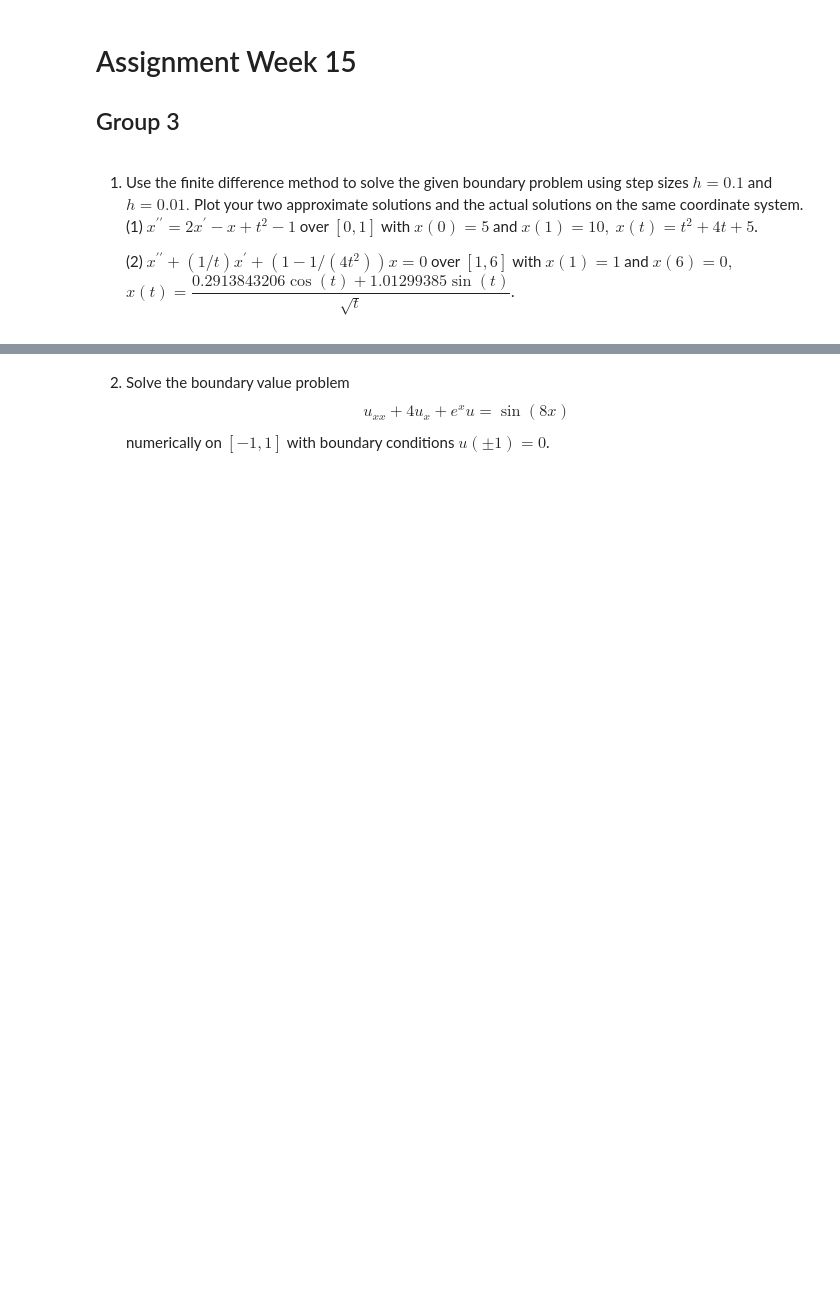
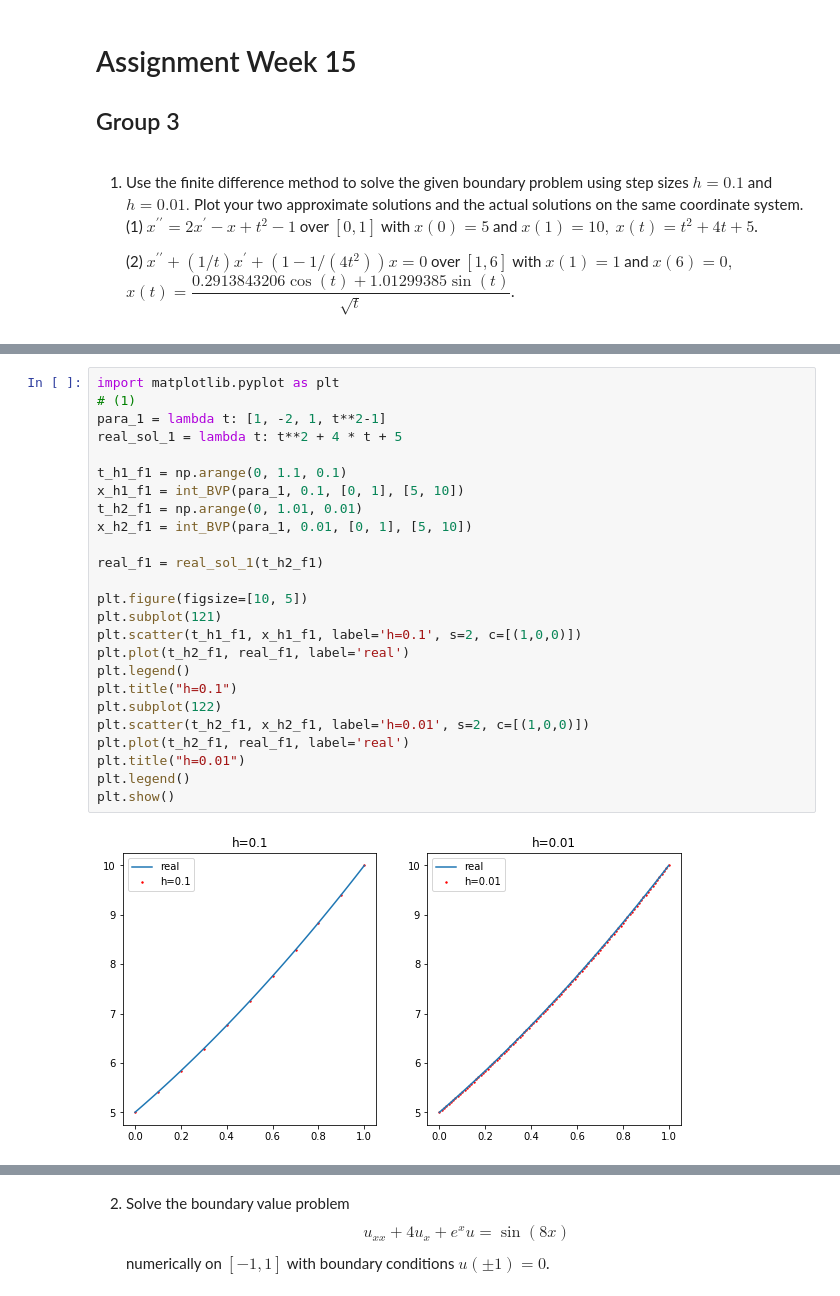
Before and after one commit to Little-old-brother-team/GroupWork, a Jupyter notebook: Week15/Week15.ipynb, the cells around one changed output, grey strips where cells are left out. Cells and saved outputs as stored; diff of their text form; blank space fills up the shorter version.

```diff
--- a/Week15/Week15.ipynb
+++ b/Week15/Week15.ipynb
@@ -9,0 +43,27 @@
+# %%
+import matplotlib.pyplot as plt
+# (1)
+para_1 = lambda t: [1, -2, 1, t**2-1]
+real_sol_1 = lambda t: t**2 + 4 * t + 5
+
+t_h1_f1 = np.arange(0, 1.1, 0.1)
+x_h1_f1 = int_BVP(para_1, 0.1, [0, 1], [5, 10])
+t_h2_f1 = np.arange(0, 1.01, 0.01)
+x_h2_f1 = int_BVP(para_1, 0.01, [0, 1], [5, 10])
+
+real_f1 = real_sol_1(t_h2_f1)
+
+plt.figure(figsize=[10, 5])
+plt.subplot(121)
+plt.scatter(t_h1_f1, x_h1_f1, label='h=0.1', s=2, c=[(1,0,0)])
+plt.plot(t_h2_f1, real_f1, label='real')
+plt.legend()
+plt.title("h=0.1")
+plt.subplot(122)
+plt.scatter(t_h2_f1, x_h2_f1, label='h=0.01', s=2, c=[(1,0,0)])
+plt.plot(t_h2_f1, real_f1, label='real')
+plt.title("h=0.01")
+plt.legend()
+plt.show()
+# %% [output]
+[figure, added]
```
Also changed, not shown: parts of 4 cells of this notebook.
